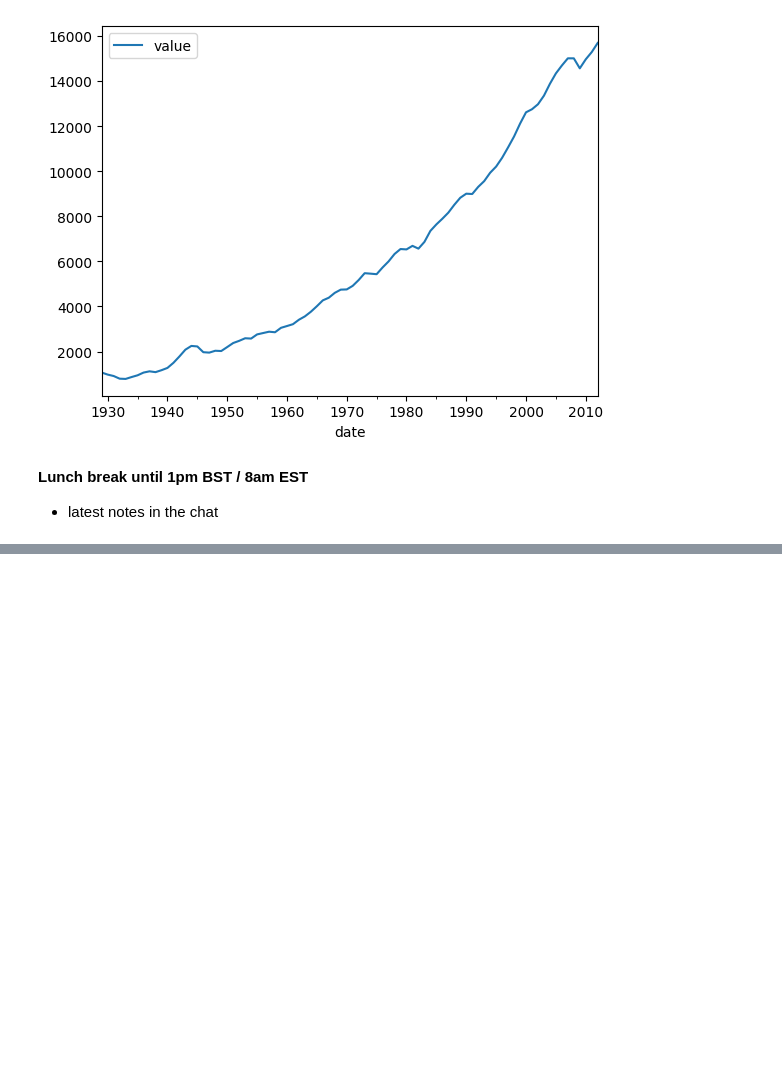
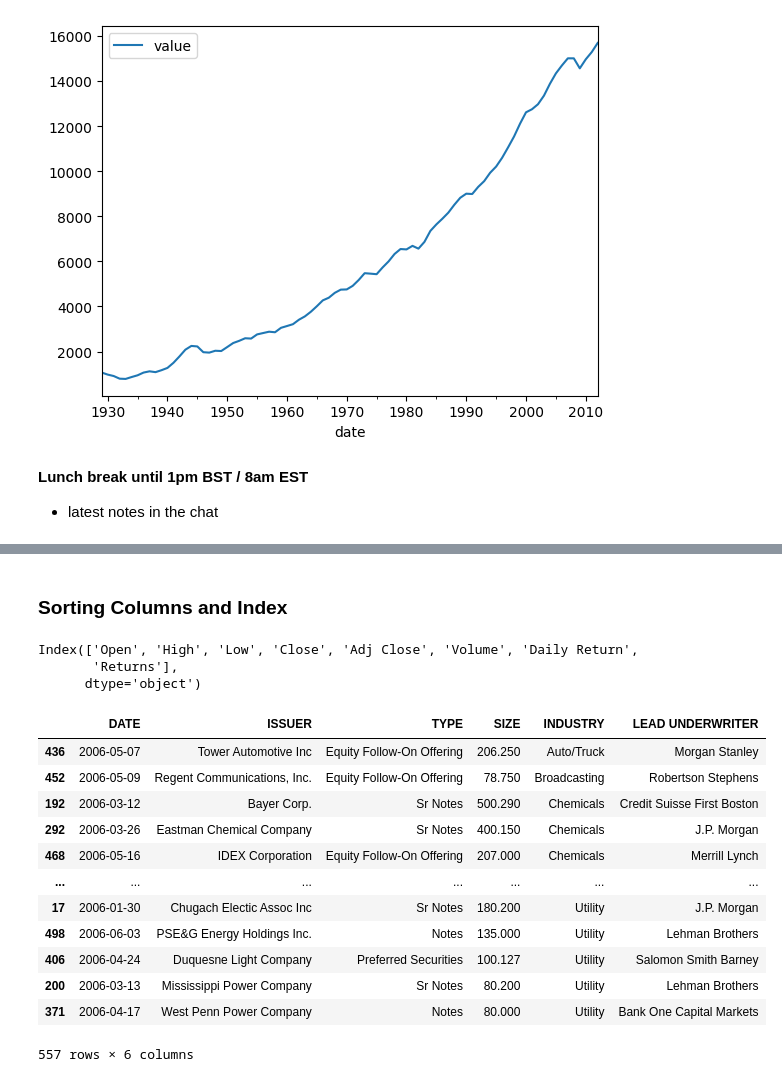
Before and after one commit to TheMarqueeGroup/JPM_DS_EMEA_Apr2024, a Jupyter notebook: day1_notes.ipynb, the cells around one changed output, grey strips where cells are left out. Saved outputs shown, nothing was run; the diff lists cells and outputs as text; code cells hidden in the pictures; blank space fills up the shorter version.

```diff
--- a/day1_notes.ipynb
+++ b/day1_notes.ipynb
@@ -890,0 +984,8 @@ fred_data.plot(x='date',y='value')
+# %% [markdown]
+### Sorting Columns and Index
+# %%
+sp500.columns
+# %% [output]
+Index(['Open', 'High', 'Low', 'Close', 'Adj Close', 'Volume', 'Daily Return',
+       'Returns'],
+      dtype='object')
@@ -890,0 +997,17 @@ fred_data.plot(x='date',y='value')
+# %%
+#Sort deals by industry alpha, and by size descending
+df.sort_values( ['INDUSTRY','SIZE'], ascending=[True, False])
+# %% [output]
+|  | DATE | ISSUER | TYPE | SIZE | INDUSTRY | LEAD UNDERWRITER |
+| 436 | 2006-05-07 | Tower Automotive Inc | Equity Follow-On Offering | 206.250 | Auto/Truck | Morgan Stanley |
+| 452 | 2006-05-09 | Regent Communications, Inc. | Equity Follow-On Offering | 78.750 | Broadcasting | Robertson Stephens |
+| 192 | 2006-03-12 | Bayer Corp. | Sr Notes | 500.290 | Chemicals | Credit Suisse First Boston |
+| 292 | 2006-03-26 | Eastman Chemical Company | Sr Notes | 400.150 | Chemicals | J.P. Morgan |
+| 468 | 2006-05-16 | IDEX Corporation | Equity Follow-On Offering | 207.000 | Chemicals | Merrill Lynch |
+| ... | ... | ... | ... | ... | ... | ... |
+| 17 | 2006-01-30 | Chugach Electic Assoc Inc | Sr Notes | 180.200 | Utility | J.P. Morgan |
+| 498 | 2006-06-03 | PSE&G Energy Holdings Inc. | Notes | 135.000 | Utility | Lehman Brothers |
+| 406 | 2006-04-24 | Duquesne Light Company | Preferred Securities | 100.127 | Utility | Salomon Smith Barney |
+| 200 | 2006-03-13 | Mississippi Power Company | Sr Notes | 80.200 | Utility | Lehman Brothers |
+| 371 | 2006-04-17 | West Penn Power Company | Notes | 80.000 | Utility | Bank One Capital Markets |
+557 rows × 6 columns
```
Also changed, not shown: parts of 62 cells of this notebook.
